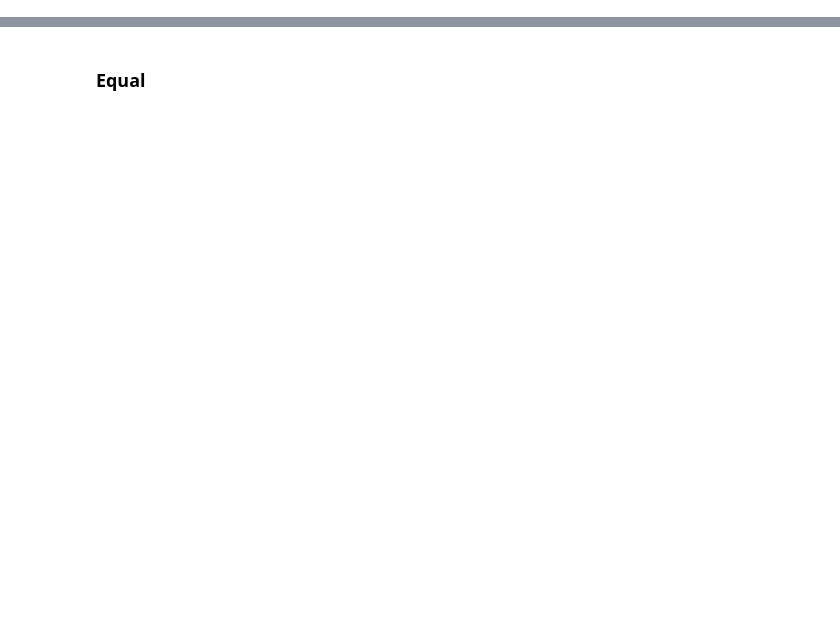
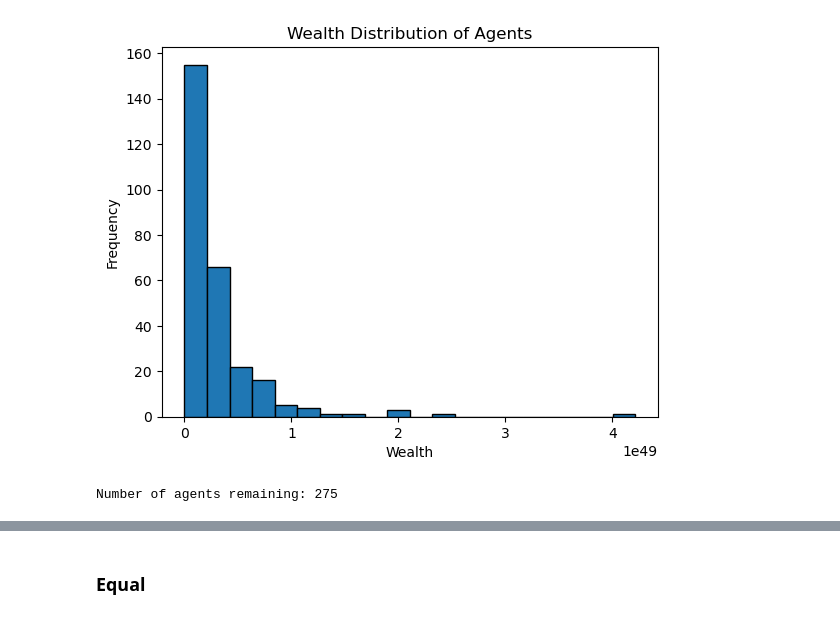
Before and after one commit to pollockDeVis/sfi_hw_normal_change, a Jupyter notebook: combined_model.ipynb, the cells around one changed output, grey strips where cells are left out. Saved outputs shown, nothing was run; the diff lists cells and outputs as text; code cells hidden in the pictures; blank space fills up the shorter version.

```diff
--- a/combined_model.ipynb
+++ b/combined_model.ipynb
@@ -180,0 +242,23 @@ class SocialNormModel(Model):
+# %%
+# Function to plot wealth distribution
+def plot_wealth_distribution(model):
+    agent_wealths = [agent.wealth for agent in model.schedule.agents]
+
+    plt.hist(agent_wealths, bins=20, edgecolor='k')
+    plt.title('Wealth Distribution of Agents')
+    plt.xlabel('Wealth')
+    plt.ylabel('Frequency')
+    plt.show()
+
+plot_wealth_distribution(model)
+# %% [output]
+[figure, added]
+# %%
+# Function to print the number of agents remaining
+def print_number_of_agents(model):
+    num_agents = len(model.schedule.agents)
+    print(f'Number of agents remaining: {num_agents}')
+
+print_number_of_agents(model)
+# %% [output]
+Number of agents remaining: 275
```
Also changed, not shown: parts of 9 cells of this notebook, 1 other file.
